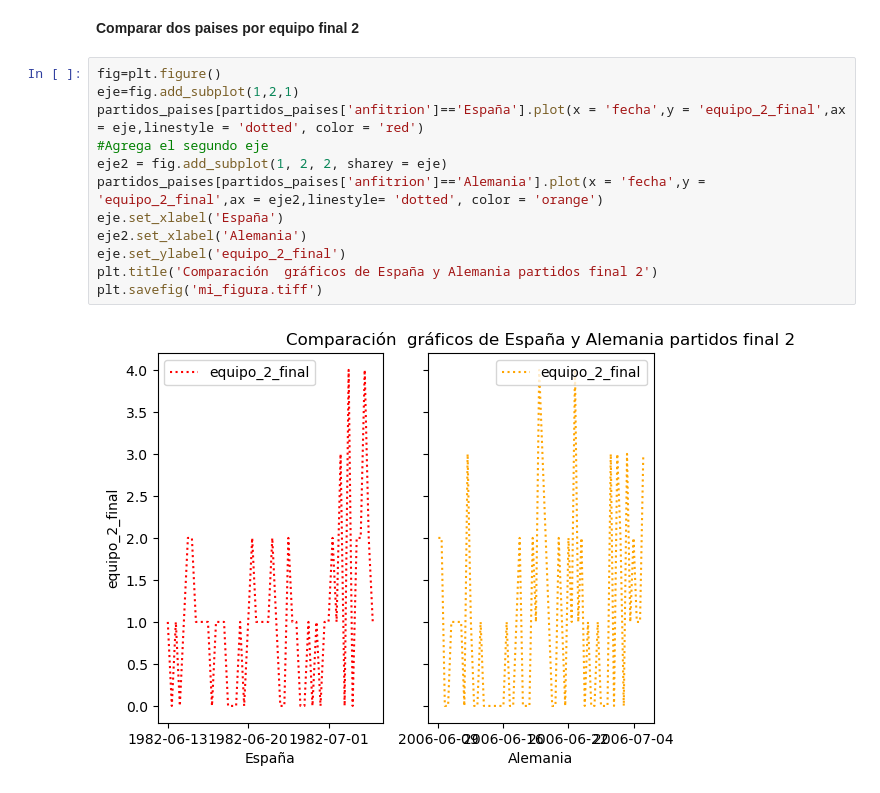
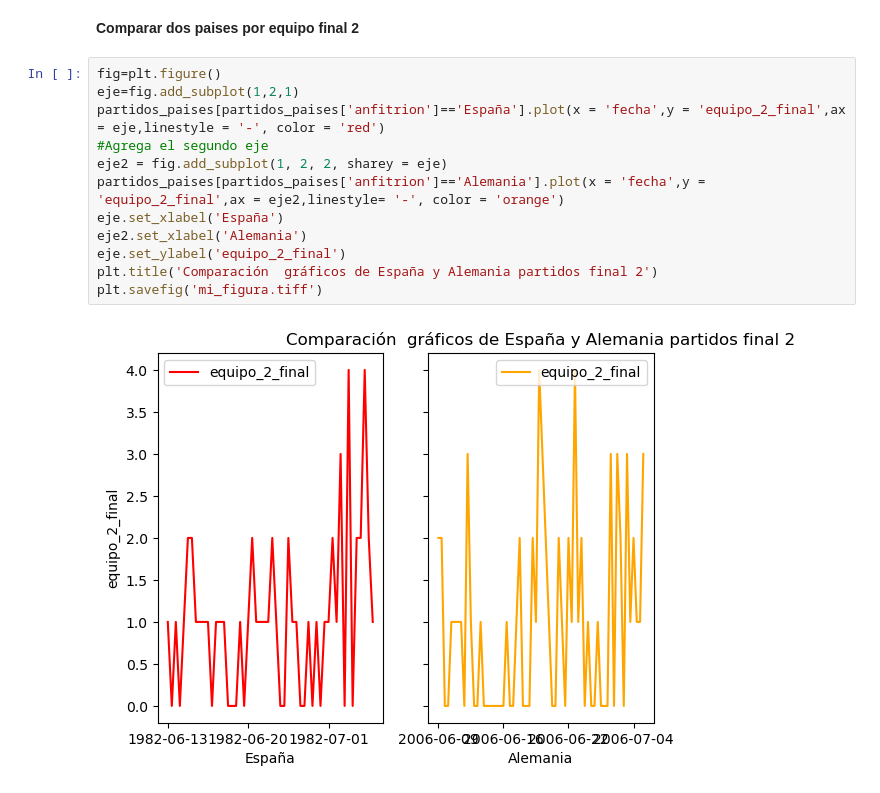
Before and after one commit to Carobrio92/Modulo_Python, a Jupyter notebook: TAREA 3 PYTHON/TAREA_3_PYTHON_CBriones.ipynb, the cells around one changed output. Drawn from its saved outputs; the diff is of its cells as text.

```diff
--- a/TAREA 3 PYTHON/TAREA_3_PYTHON_CBriones.ipynb
+++ b/TAREA 3 PYTHON/TAREA_3_PYTHON_CBriones.ipynb
@@ -140,14 +140,14 @@ plt.savefig('mi_figura.tiff')
 # %%
 fig=plt.figure()
 eje=fig.add_subplot(1,2,1)
-partidos_paises[partidos_paises['anfitrion']=='España'].plot(x = 'fecha',y = 'equipo_2_final',ax = eje,linestyle = 'dotted', color = 'red')
+partidos_paises[partidos_paises['anfitrion']=='España'].plot(x = 'fecha',y = 'equipo_2_final',ax = eje,linestyle = '-', color = 'red')
 #Agrega el segundo eje
 eje2 = fig.add_subplot(1, 2, 2, sharey = eje)
-partidos_paises[partidos_paises['anfitrion']=='Alemania'].plot(x = 'fecha',y = 'equipo_2_final',ax = eje2,linestyle= 'dotted', color = 'orange')
+partidos_paises[partidos_paises['anfitrion']=='Alemania'].plot(x = 'fecha',y = 'equipo_2_final',ax = eje2,linestyle= '-', color = 'orange')
 eje.set_xlabel('España')
 eje2.set_xlabel('Alemania')
 eje.set_ylabel('equipo_2_final')
 plt.title('Comparación  gráficos de España y Alemania partidos final 2')
 plt.savefig('mi_figura.tiff')
 # %% [output]
-[figure, old version]
+[figure, new version]
```
Also changed, not shown: parts of 3 cells of this notebook, 1 other file.
